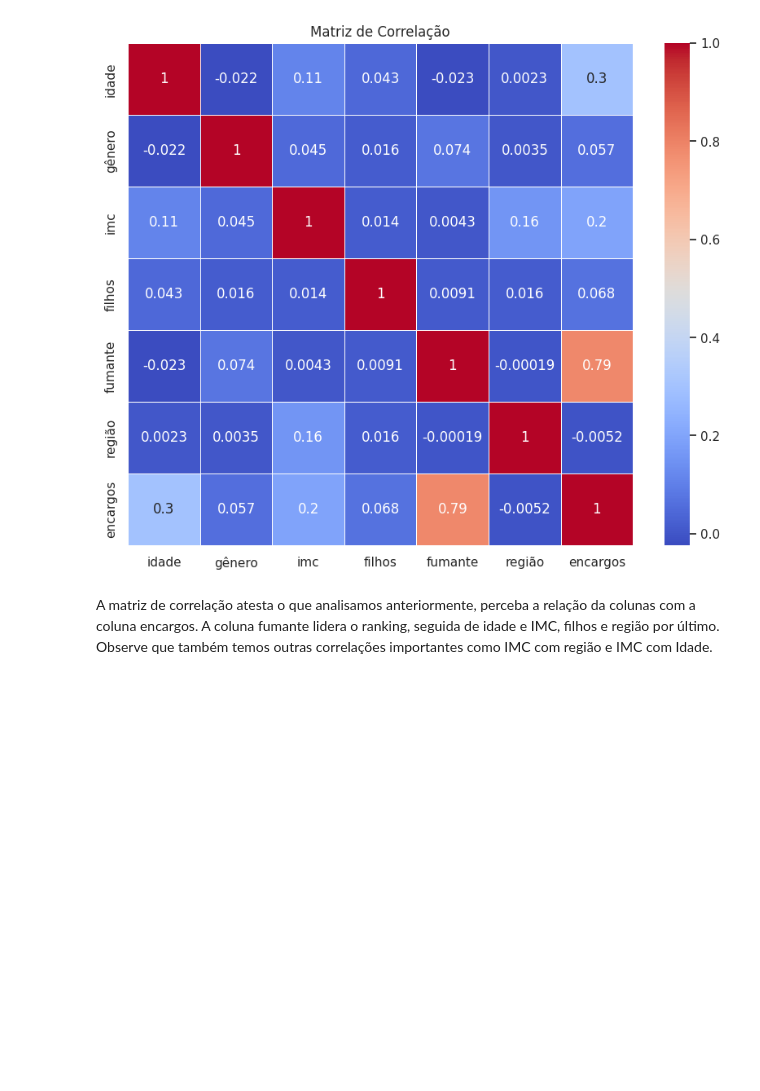
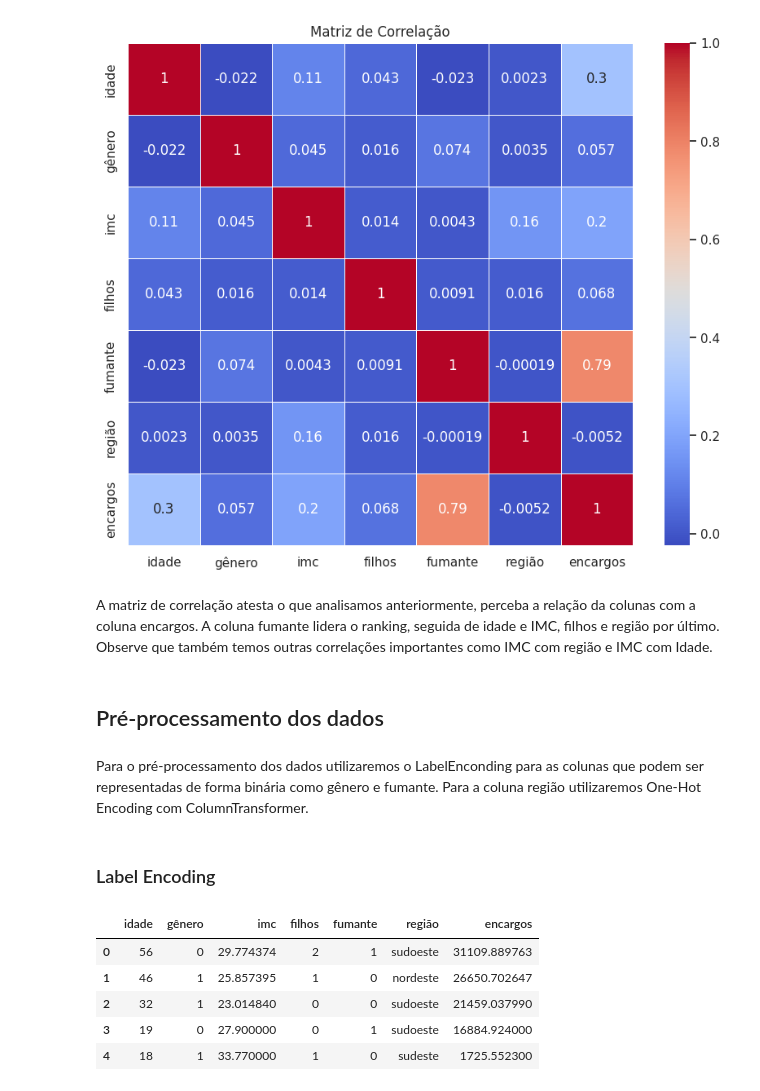
Before and after one commit to apandrade/FIAP, a Jupyter notebook: Tech Challenge/Módulo 1/Previsão Seguro Saúde.ipynb, the cells around one changed output. Drawn from its saved outputs; the diff is of its cells as text; code cells hidden in the pictures; blank space fills up the shorter version.

```diff
--- a/Tech Challenge/Módulo 1/Previsão Seguro Saúde.ipynb
+++ b/Tech Challenge/Módulo 1/Previsão Seguro Saúde.ipynb
@@ -350,3 +360,21 @@ plt.show()
 A matriz de correlação atesta o que analisamos anteriormente, perceba a relação da colunas com a coluna encargos.
 A coluna fumante lidera o ranking, seguida de idade e IMC, filhos e região por último.
 Observe que também temos outras correlações importantes como IMC com região e IMC com Idade.
+# %% [markdown]
+## Pré-processamento dos dados
+# %% [markdown]
+Para o pré-processamento dos dados utilizaremos o LabelEnconding para as colunas que podem ser representadas de forma binária como gênero e fumante. Para a coluna região utilizaremos One-Hot Encoding com ColumnTransformer.
+# %% [markdown]
+### Label Encoding
+# %%
+df_modelo = df.copy(deep=True)
+df_modelo['gênero'] = label_encoder.fit_transform(df['gênero'])
+df_modelo['fumante'] = label_encoder.fit_transform(df['fumante'])
+df_modelo.head()
+# %% [output]
+|  | idade | gênero | imc | filhos | fumante | região | encargos |
+| 0 | 56 | 0 | 29.774374 | 2 | 1 | sudoeste | 31109.889763 |
+| 1 | 46 | 1 | 25.857395 | 1 | 0 | nordeste | 26650.702647 |
+| 2 | 32 | 1 | 23.014840 | 0 | 0 | sudoeste | 21459.037990 |
+| 3 | 19 | 0 | 27.900000 | 0 | 1 | sudoeste | 16884.924000 |
+| 4 | 18 | 1 | 33.770000 | 1 | 0 | sudeste | 1725.552300 |
```
Also changed, not shown: parts of 30 cells of this notebook.
